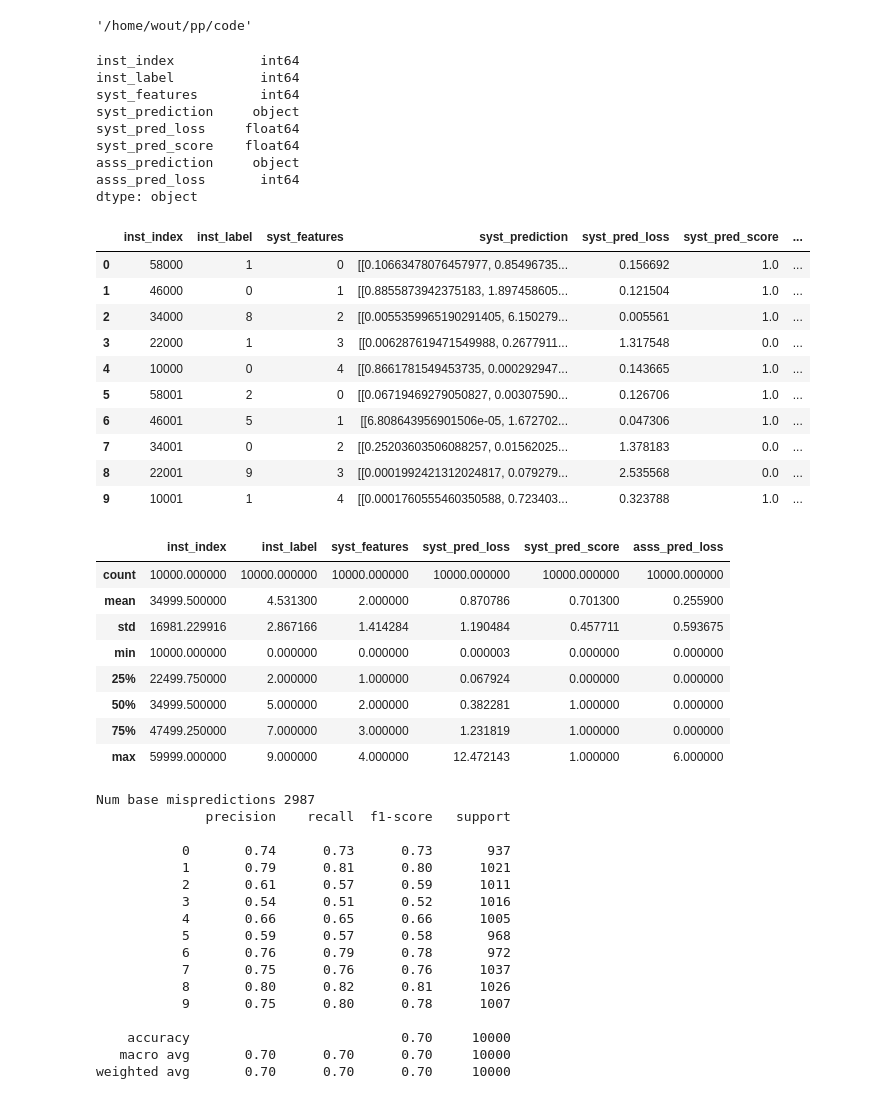
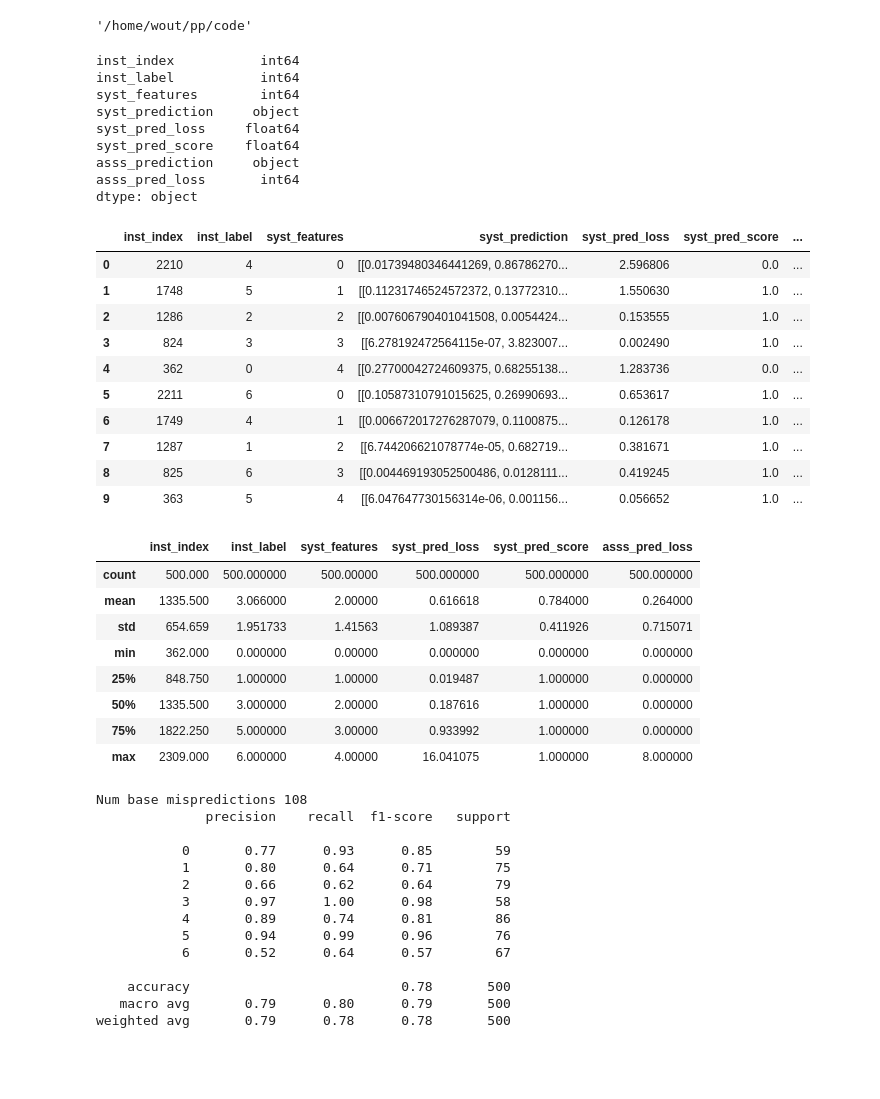
Before and after one commit to wschella/ilsp, a Jupyter notebook: notebooks/analyse_prob.ipynb, the cells around one changed output. Drawn from its saved outputs; the diff is of its cells as text; code cells hidden in the pictures; blank space fills up the shorter version.

```diff
--- a/notebooks/analyse_prob.ipynb
+++ b/notebooks/analyse_prob.ipynb
@@ -22,65 +22,62 @@ import sklearn
 import matplotlib as mpl
 import matplotlib.pyplot as plt
 # %%
-df = pd.read_csv("artifacts/results/mnist_default_k10_e5.csv")
+# df = pd.read_csv("artifacts/results/mnist_default_k10_e5.csv")
 # df = pd.read_csv("artifacts/results/mnist_default_k5_e10.csv")
-df = pd.read_csv("artifacts/results/cifar10_default_k5_e10.csv")
-# df = pd.read_csv("results.csv")
+# df = pd.read_csv("artifacts/results/cifar10_default_k5_e10.csv")
+df = pd.read_csv("results.csv")
 df.syst_prediction = df.syst_prediction.map(lambda s: np.array(json.loads(s)))
 df.asss_prediction = df.asss_prediction.map(lambda s: np.array(json.loads(s)))
 display(df.dtypes)
 display(df.head(10))
 display(df.describe())
 # %% [output]
 inst_index           int64
 inst_label           int64
 syst_features        int64
 syst_prediction     object
 syst_pred_loss     float64
 syst_pred_score    float64
 asss_prediction     object
 asss_pred_loss       int64
 dtype: object
 |  | inst_index | inst_label | syst_features | syst_prediction | syst_pred_loss | syst_pred_score | ... |
-| 0 | 58000 | 1 | 0 | [[0.10663478076457977, 0.85496735... | 0.156692 | 1.0 | ... |
-| 1 | 46000 | 0 | 1 | [[0.8855873942375183, 1.897458605... | 0.121504 | 1.0 | ... |
-| 2 | 34000 | 8 | 2 | [[0.0055359965190291405, 6.150279... | 0.005561 | 1.0 | ... |
-| 3 | 22000 | 1 | 3 | [[0.006287619471549988, 0.2677911... | 1.317548 | 0.0 | ... |
-| 4 | 10000 | 0 | 4 | [[0.8661781549453735, 0.000292947... | 0.143665 | 1.0 | ... |
-| 5 | 58001 | 2 | 0 | [[0.06719469279050827, 0.00307590... | 0.126706 | 1.0 | ... |
-| 6 | 46001 | 5 | 1 | [[6.808643956901506e-05, 1.672702... | 0.047306 | 1.0 | ... |
-| 7 | 34001 | 0 | 2 | [[0.25203603506088257, 0.01562025... | 1.378183 | 0.0 | ... |
-| 8 | 22001 | 9 | 3 | [[0.0001992421312024817, 0.079279... | 2.535568 | 0.0 | ... |
-| 9 | 10001 | 1 | 4 | [[0.0001760555460350588, 0.723403... | 0.323788 | 1.0 | ... |
+| 0 | 2210 | 4 | 0 | [[0.01739480346441269, 0.86786270... | 2.596806 | 0.0 | ... |
+| 1 | 1748 | 5 | 1 | [[0.11231746524572372, 0.13772310... | 1.550630 | 1.0 | ... |
+| 2 | 1286 | 2 | 2 | [[0.007606790401041508, 0.0054424... | 0.153555 | 1.0 | ... |
+| 3 | 824 | 3 | 3 | [[6.278192472564115e-07, 3.823007... | 0.002490 | 1.0 | ... |
+| 4 | 362 | 0 | 4 | [[0.27700042724609375, 0.68255138... | 1.283736 | 0.0 | ... |
+| 5 | 2211 | 6 | 0 | [[0.10587310791015625, 0.26990693... | 0.653617 | 1.0 | ... |
+| 6 | 1749 | 4 | 1 | [[0.006672017276287079, 0.1100875... | 0.126178 | 1.0 | ... |
+| 7 | 1287 | 1 | 2 | [[6.744206621078774e-05, 0.682719... | 0.381671 | 1.0 | ... |
+| 8 | 825 | 6 | 3 | [[0.004469193052500486, 0.0128111... | 0.419245 | 1.0 | ... |
+| 9 | 363 | 5 | 4 | [[6.047647730156314e-06, 0.001156... | 0.056652 | 1.0 | ... |
 |  | inst_index | inst_label | syst_features | syst_pred_loss | syst_pred_score | asss_pred_loss |
-| count | 10000.000000 | 10000.000000 | 10000.000000 | 10000.000000 | 10000.000000 | 10000.000000 |
-| mean | 34999.500000 | 4.531300 | 2.000000 | 0.870786 | 0.701300 | 0.255900 |
-| std | 16981.229916 | 2.867166 | 1.414284 | 1.190484 | 0.457711 | 0.593675 |
-| min | 10000.000000 | 0.000000 | 0.000000 | 0.000003 | 0.000000 | 0.000000 |
-| 25% | 22499.750000 | 2.000000 | 1.000000 | 0.067924 | 0.000000 | 0.000000 |
-| 50% | 34999.500000 | 5.000000 | 2.000000 | 0.382281 | 1.000000 | 0.000000 |
-| 75% | 47499.250000 | 7.000000 | 3.000000 | 1.231819 | 1.000000 | 0.000000 |
-| max | 59999.000000 | 9.000000 | 4.000000 | 12.472143 | 1.000000 | 6.000000 |
+| count | 500.000 | 500.000000 | 500.00000 | 500.000000 | 500.000000 | 500.000000 |
+| mean | 1335.500 | 3.066000 | 2.00000 | 0.616618 | 0.784000 | 0.264000 |
+| std | 654.659 | 1.951733 | 1.41563 | 1.089387 | 0.411926 | 0.715071 |
+| min | 362.000 | 0.000000 | 0.00000 | 0.000000 | 0.000000 | 0.000000 |
+| 25% | 848.750 | 1.000000 | 1.00000 | 0.019487 | 1.000000 | 0.000000 |
+| 50% | 1335.500 | 3.000000 | 2.00000 | 0.187616 | 1.000000 | 0.000000 |
+| 75% | 1822.250 | 5.000000 | 3.00000 | 0.933992 | 1.000000 | 0.000000 |
+| max | 2309.000 | 6.000000 | 4.00000 | 16.041075 | 1.000000 | 8.000000 |
 # %%
 from sklearn.metrics import classification_report
 print(f"Num base mispredictions {(df.syst_pred_score == 0).sum() }")
 print(classification_report(df.inst_label, df.syst_prediction.map(lambda p: np.argmax(p, axis=1)[0])))
 # %% [output]
-Num base mispredictions 2987
+Num base mispredictions 108
               precision    recall  f1-score   support
 
-           0       0.74      0.73      0.73       937
-           1       0.79      0.81      0.80      1021
-           2       0.61      0.57      0.59      1011
-           3       0.54      0.51      0.52      1016
-           4       0.66      0.65      0.66      1005
-           5       0.59      0.57      0.58       968
-           6       0.76      0.79      0.78       972
-           7       0.75      0.76      0.76      1037
-           8       0.80      0.82      0.81      1026
-           9       0.75      0.80      0.78      1007
+           0       0.77      0.93      0.85        59
+           1       0.80      0.64      0.71        75
+           2       0.66      0.62      0.64        79
+           3       0.97      1.00      0.98        58
+           4       0.89      0.74      0.81        86
+           5       0.94      0.99      0.96        76
+           6       0.52      0.64      0.57        67
 
-    accuracy                           0.70     10000
-   macro avg       0.70      0.70      0.70     10000
-weighted avg       0.70      0.70      0.70     10000
+    accuracy                           0.78       500
+   macro avg       0.79      0.80      0.79       500
+weighted avg       0.79      0.78      0.78       500
 # %%
```
Also changed, not shown: parts of 1 cell of this notebook, 15 other files.
